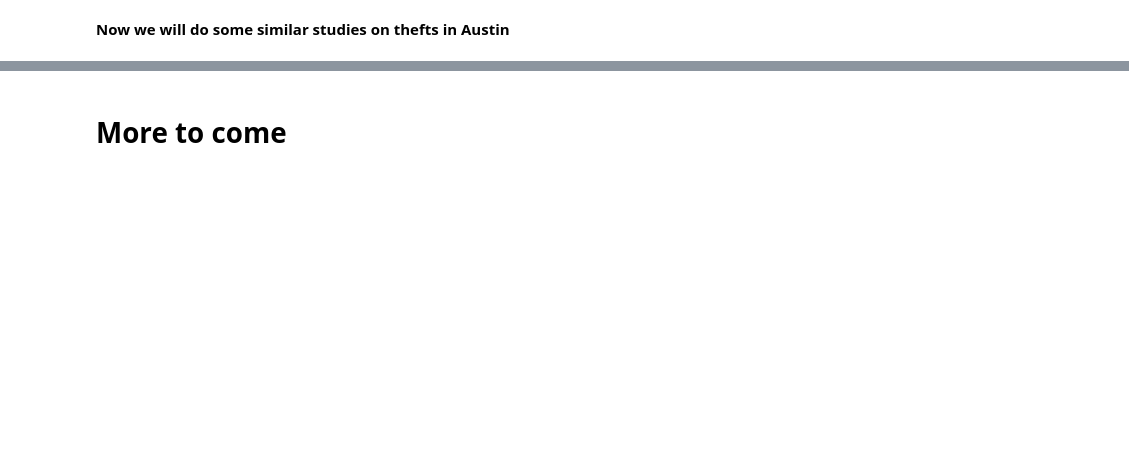
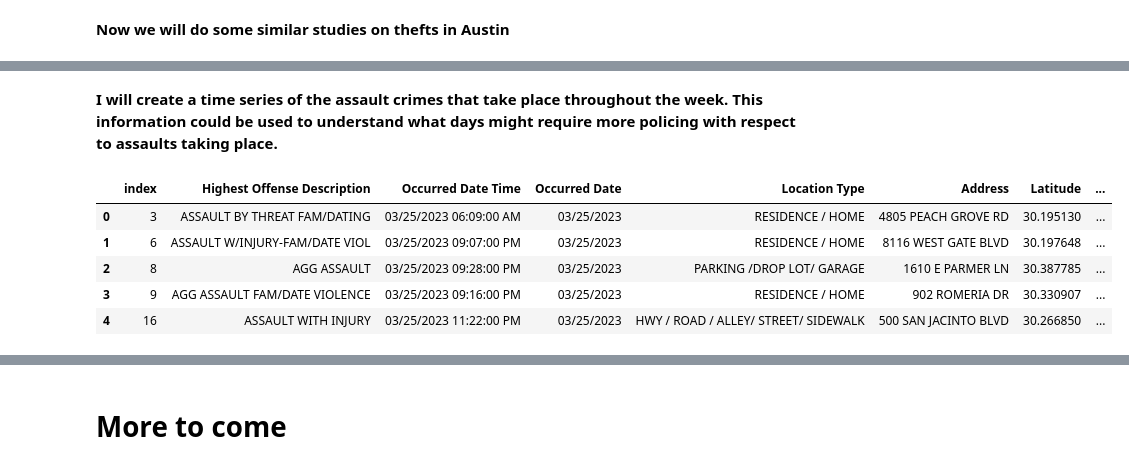
Before and after one commit to LACLanthony/crimes_hotel, a Jupyter notebook: hotels_crimes_maps.ipynb, the cells around one changed output, grey strips where cells are left out. Cells and saved outputs as stored; diff of their text form; code cells hidden in the pictures; blank space fills up the shorter version.

```diff
--- a/hotels_crimes_maps.ipynb
+++ b/hotels_crimes_maps.ipynb
@@ -319,0 +317,11 @@ for index, rows in crimes.iterrows():
+# %% [markdown]
+**I will create a time series of the assault crimes that take place throughout the week. This information could be used to understand what days might require more policing with respect to assaults taking place.**
+# %%
+assaults.head()
+# %% [output]
+|  | index | Highest Offense Description | Occurred Date Time | Occurred Date | Location Type | Address | Latitude | ... |
+| 0 | 3 | ASSAULT BY THREAT FAM/DATING | 03/25/2023 06:09:00 AM | 03/25/2023 | RESIDENCE / HOME | 4805 PEACH GROVE RD | 30.195130 | ... |
+| 1 | 6 | ASSAULT W/INJURY-FAM/DATE VIOL | 03/25/2023 09:07:00 PM | 03/25/2023 | RESIDENCE / HOME | 8116 WEST GATE BLVD | 30.197648 | ... |
+| 2 | 8 | AGG ASSAULT | 03/25/2023 09:28:00 PM | 03/25/2023 | PARKING /DROP LOT/ GARAGE | 1610 E PARMER LN | 30.387785 | ... |
+| 3 | 9 | AGG ASSAULT FAM/DATE VIOLENCE | 03/25/2023 09:16:00 PM | 03/25/2023 | RESIDENCE / HOME | 902 ROMERIA DR | 30.330907 | ... |
+| 4 | 16 | ASSAULT WITH INJURY | 03/25/2023 11:22:00 PM | 03/25/2023 | HWY / ROAD / ALLEY/ STREET/ SIDEWALK | 500 SAN JACINTO BLVD | 30.266850 | ... |
```
Also changed, not shown: parts of 19 cells of this notebook.
